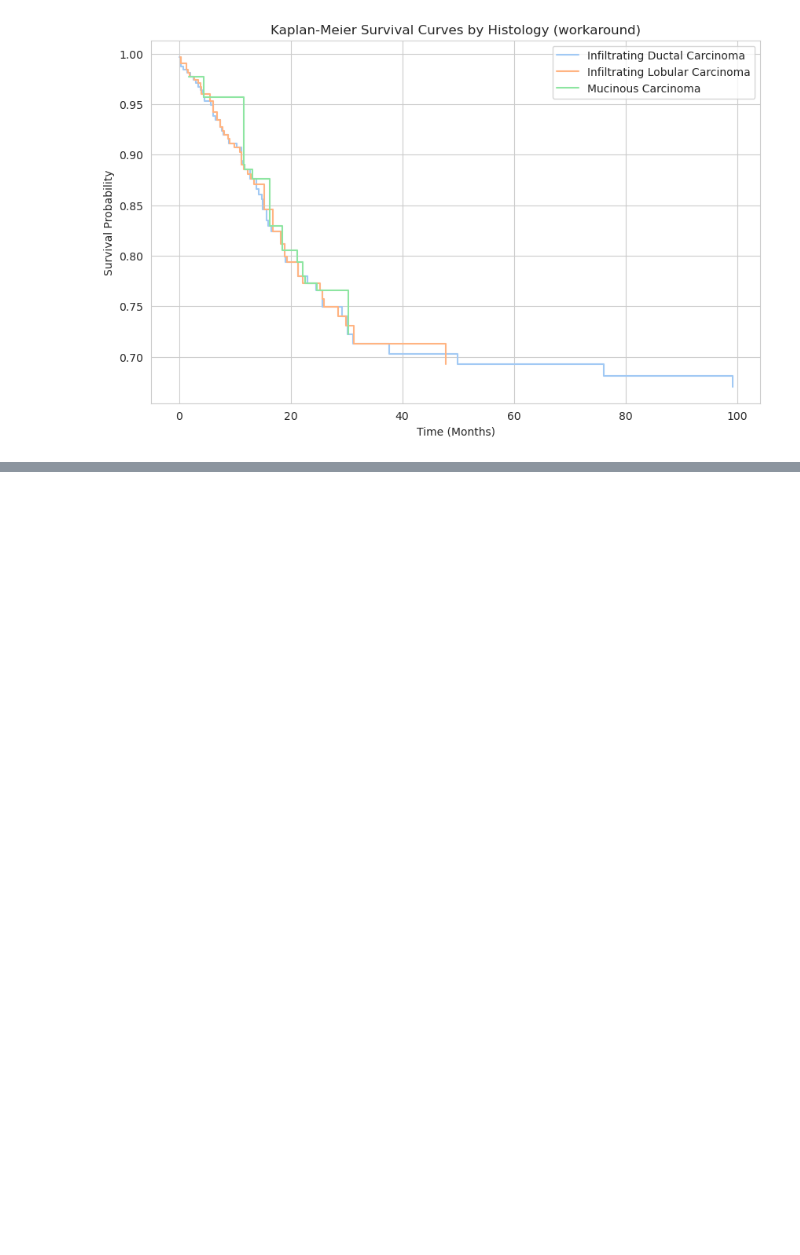
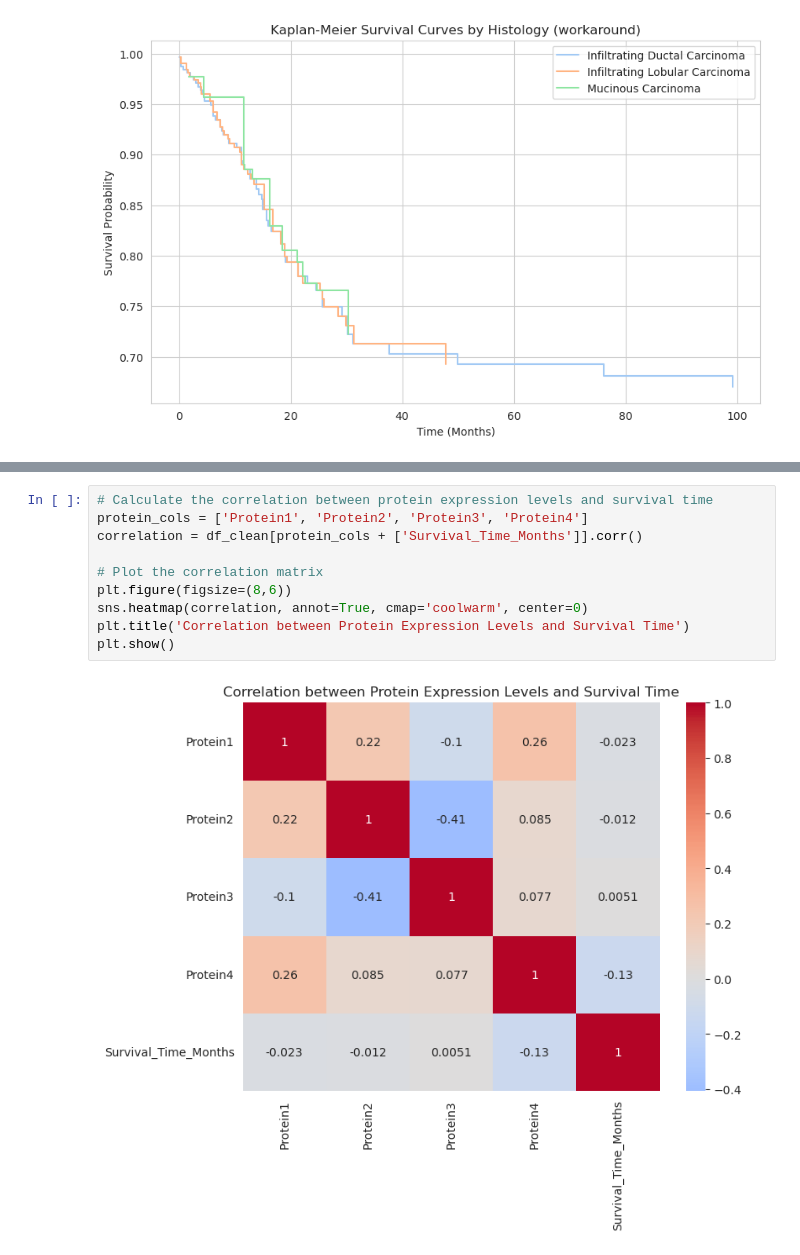
Before and after one commit to raj-rajat/Increasing-Breast-Cancer-Awareness, a Jupyter notebook: increasing-breast-cancer-awareness.ipynb, the cells around one changed output, grey strips where cells are left out. Drawn from its saved outputs; the diff is of its cells as text; blank space fills up the shorter version.

```diff
--- a/increasing-breast-cancer-awareness.ipynb
+++ b/increasing-breast-cancer-awareness.ipynb
@@ -422,0 +526,12 @@ else:
+# %%
+# Calculate the correlation between protein expression levels and survival time
+protein_cols = ['Protein1', 'Protein2', 'Protein3', 'Protein4']
+correlation = df_clean[protein_cols + ['Survival_Time_Months']].corr()
+
+# Plot the correlation matrix
+plt.figure(figsize=(8,6))
+sns.heatmap(correlation, annot=True, cmap='coolwarm', center=0)
+plt.title('Correlation between Protein Expression Levels and Survival Time')
+plt.show()
+# %% [output]
+[figure, added]
```
Also changed, not shown: parts of 12 cells of this notebook.
